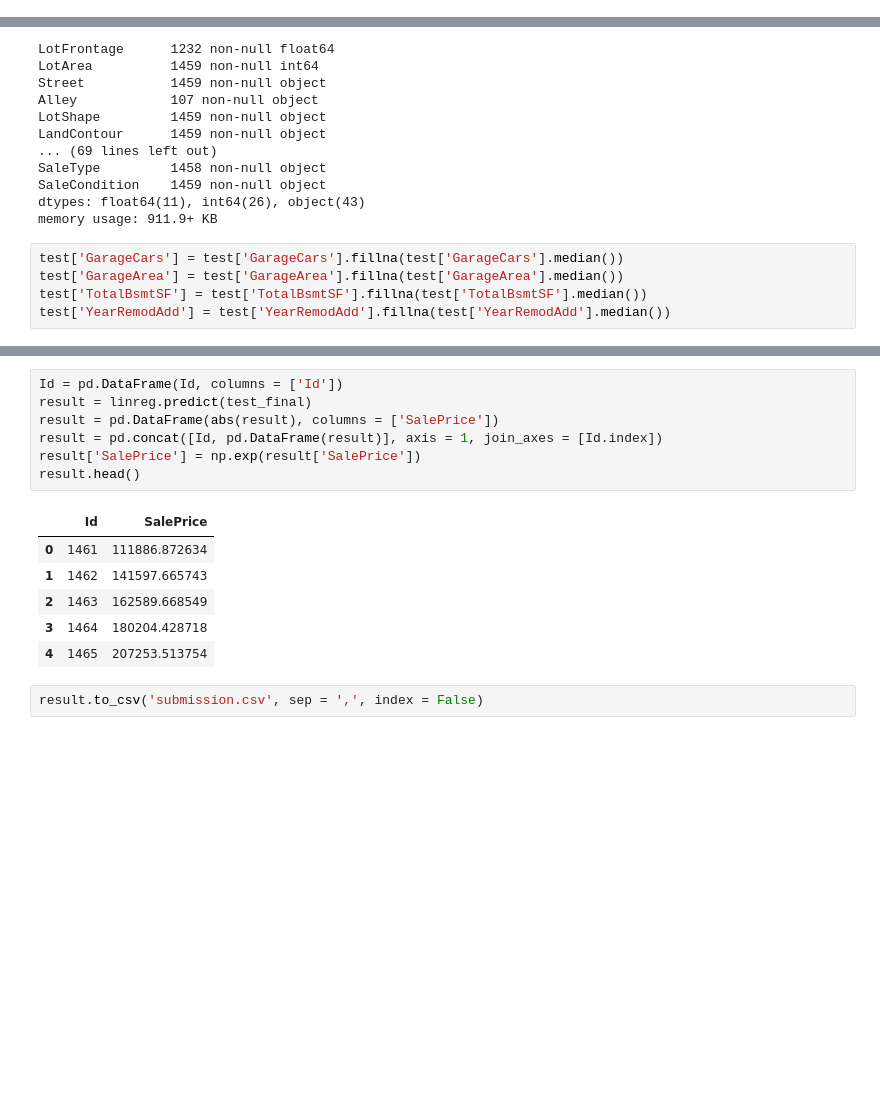
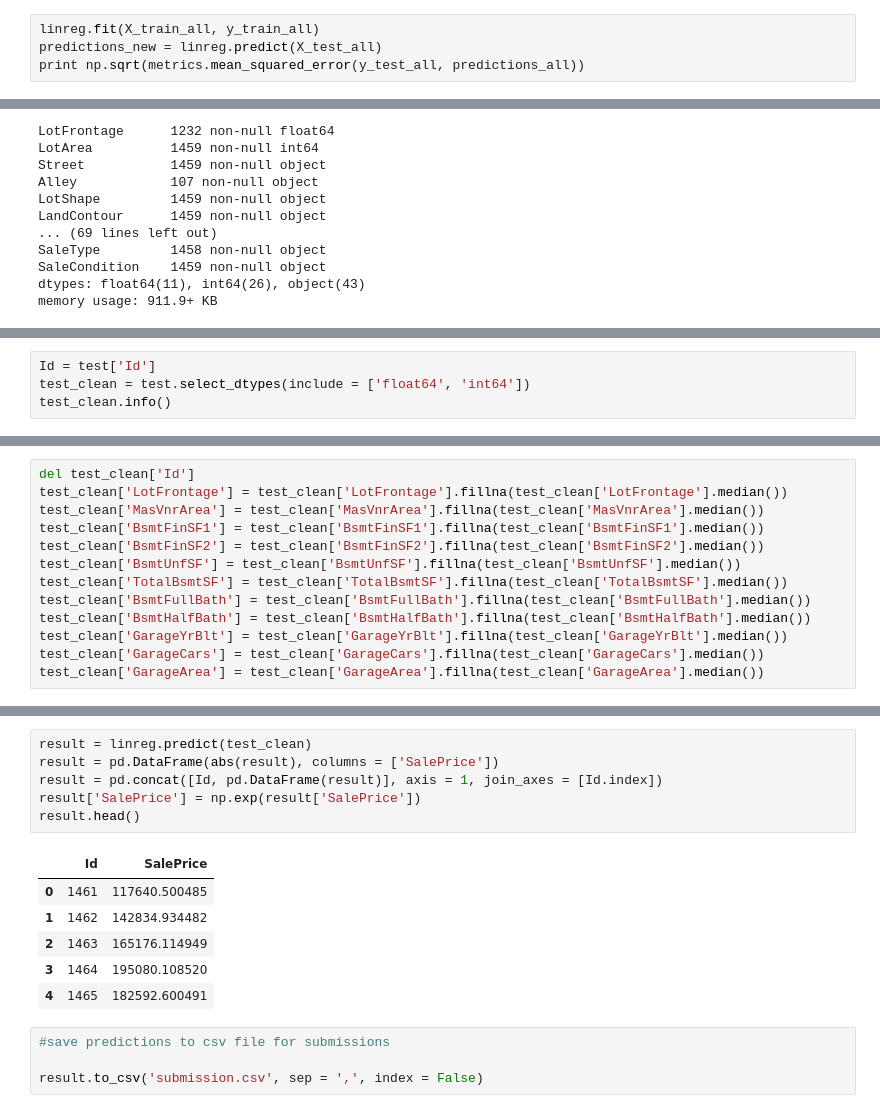
Before and after one commit to sglembocki/personal_projects, a Jupyter notebook: HousePrices/HousePricesPrediction.ipynb, the cells around one changed output, grey strips where cells are left out. Cells and saved outputs as stored; diff of their text form; blank space fills up the shorter version.

```diff
--- a/HousePrices/HousePricesPrediction.ipynb
+++ b/HousePrices/HousePricesPrediction.ipynb
@@ -113,0 +296,4 @@ print np.sqrt(metrics.mean_squared_error(y_test_new, predictions_new))
+# %%
+linreg.fit(X_train_all, y_train_all)
+predictions_new = linreg.predict(X_test_all)
+print np.sqrt(metrics.mean_squared_error(y_test_all, predictions_all))
@@ -131,8 +331,3 @@ SaleType         1458 non-null object
 SaleCondition    1459 non-null object
 dtypes: float64(11), int64(26), object(43)
 memory usage: 911.9+ KB
-# %%
-test['GarageCars'] = test['GarageCars'].fillna(test['GarageCars'].median())
-test['GarageArea'] = test['GarageArea'].fillna(test['GarageArea'].median())
-test['TotalBsmtSF'] = test['TotalBsmtSF'].fillna(test['TotalBsmtSF'].median())
-test['YearRemodAdd'] = test['YearRemodAdd'].fillna(test['YearRemodAdd'].median())
@@ -159,0 +334,4 @@ test_final = test_clean[[
+# %%
+Id = test['Id']
+test_clean = test.select_dtypes(include = ['float64', 'int64'])
+test_clean.info()
@@ -159,0 +356,13 @@ test_final = test_clean[[
+# %%
+del test_clean['Id']
+test_clean['LotFrontage'] = test_clean['LotFrontage'].fillna(test_clean['LotFrontage'].median())
+test_clean['MasVnrArea'] = test_clean['MasVnrArea'].fillna(test_clean['MasVnrArea'].median())
+test_clean['BsmtFinSF1'] = test_clean['BsmtFinSF1'].fillna(test_clean['BsmtFinSF1'].median())
+test_clean['BsmtFinSF2'] = test_clean['BsmtFinSF2'].fillna(test_clean['BsmtFinSF2'].median())
+test_clean['BsmtUnfSF'] = test_clean['BsmtUnfSF'].fillna(test_clean['BsmtUnfSF'].median())
+test_clean['TotalBsmtSF'] = test_clean['TotalBsmtSF'].fillna(test_clean['TotalBsmtSF'].median())
+test_clean['BsmtFullBath'] = test_clean['BsmtFullBath'].fillna(test_clean['BsmtFullBath'].median())
+test_clean['BsmtHalfBath'] = test_clean['BsmtHalfBath'].fillna(test_clean['BsmtHalfBath'].median())
+test_clean['GarageYrBlt'] = test_clean['GarageYrBlt'].fillna(test_clean['GarageYrBlt'].median())
+test_clean['GarageCars'] = test_clean['GarageCars'].fillna(test_clean['GarageCars'].median())
+test_clean['GarageArea'] = test_clean['GarageArea'].fillna(test_clean['GarageArea'].median())
@@ -160,16 +416,17 @@ test_final = test_clean[[
 # %%
-Id = pd.DataFrame(Id, columns = ['Id'])
-result = linreg.predict(test_final)
+result = linreg.predict(test_clean)
 result = pd.DataFrame(abs(result), columns = ['SalePrice'])
 result = pd.concat([Id, pd.DataFrame(result)], axis = 1, join_axes = [Id.index])
 result['SalePrice'] = np.exp(result['SalePrice'])
 result.head()
 # %% [output]
 |  | Id | SalePrice |
-| 0 | 1461 | 111886.872634 |
-| 1 | 1462 | 141597.665743 |
-| 2 | 1463 | 162589.668549 |
-| 3 | 1464 | 180204.428718 |
-| 4 | 1465 | 207253.513754 |
+| 0 | 1461 | 117640.500485 |
+| 1 | 1462 | 142834.934482 |
+| 2 | 1463 | 165176.114949 |
+| 3 | 1464 | 195080.108520 |
+| 4 | 1465 | 182592.600491 |
 # %%
+#save predictions to csv file for submissions
+
 result.to_csv('submission.csv', sep = ',', index = False)
```
Also changed, not shown: parts of 36 cells of this notebook, 3 other files.
